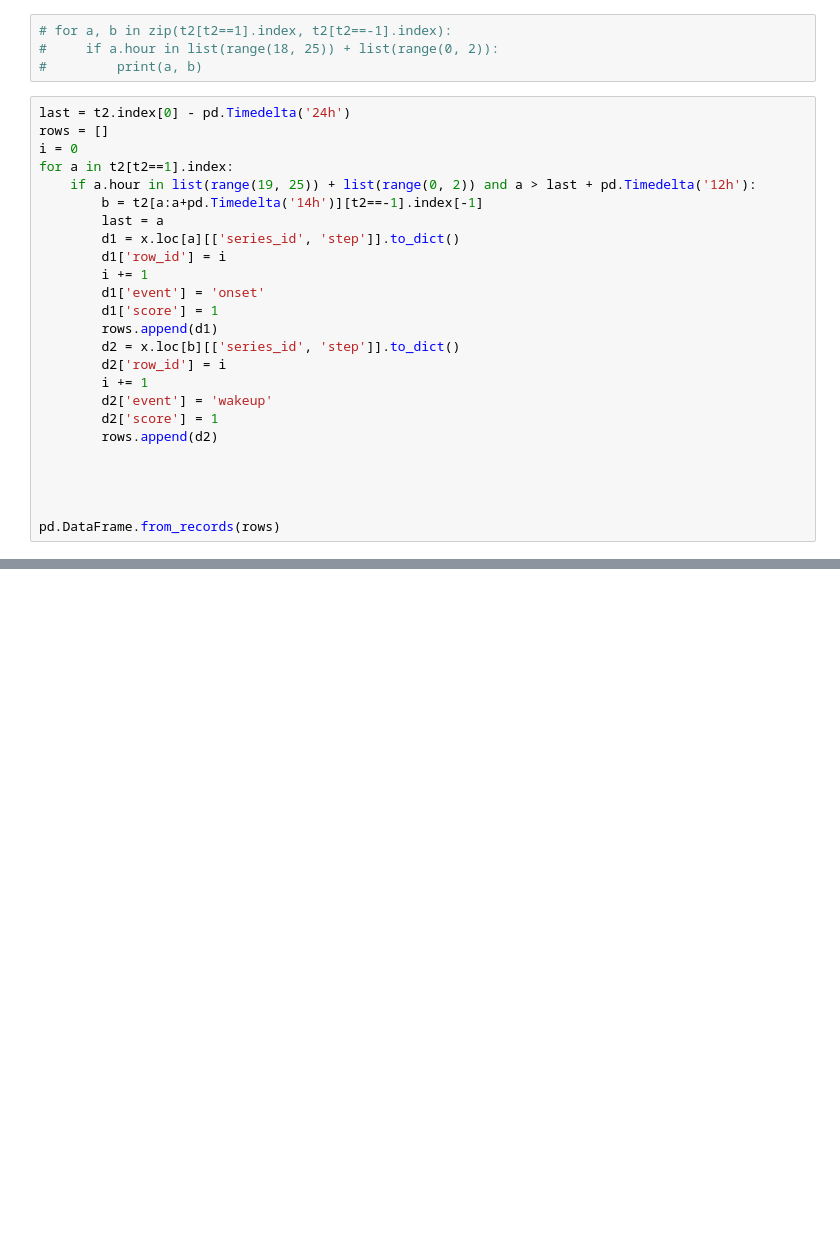
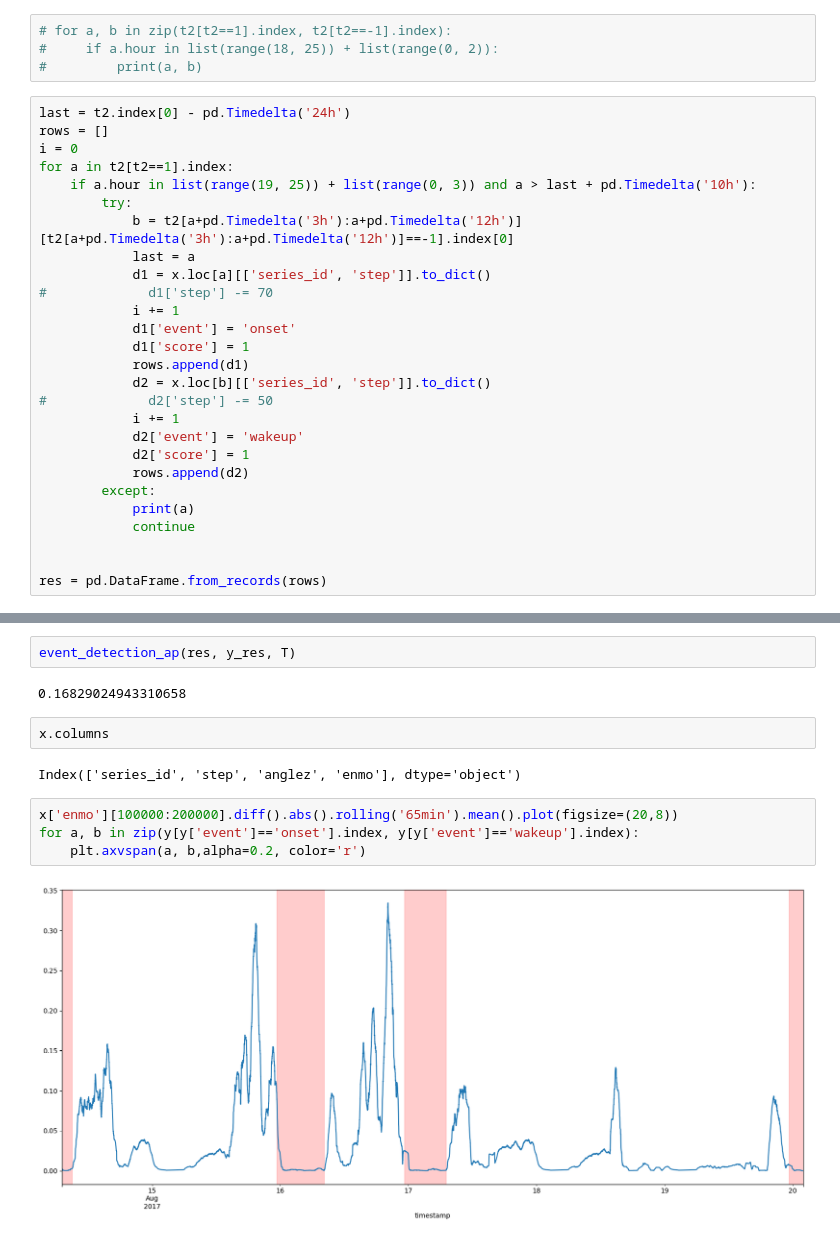
Before and after one commit to Matmozaur/Kaggle_projects, a Jupyter notebook: Detect Sleep States/Basic_analysis.ipynb, the cells around one changed output, grey strips where cells are left out. Saved outputs shown, nothing was run; the diff lists cells and outputs as text; blank space fills up the shorter version.

```diff
--- a/Detect Sleep States/Basic_analysis.ipynb
+++ b/Detect Sleep States/Basic_analysis.ipynb
@@ -69,24 +75,26 @@ last = t2.index[0] - pd.Timedelta('24h')
 rows = []
 i = 0
 for a in t2[t2==1].index:
-    if a.hour in list(range(19, 25)) + list(range(0, 2)) and a > last + pd.Timedelta('12h'):
-        b = t2[a:a+pd.Timedelta('14h')][t2==-1].index[-1]
-        last = a
-        d1 = x.loc[a][['series_id', 'step']].to_dict()
-        d1['row_id'] = i
-        i += 1
-        d1['event'] = 'onset'
-        d1['score'] = 1
-        rows.append(d1)
-        d2 = x.loc[b][['series_id', 'step']].to_dict()
-        d2['row_id'] = i
-        i += 1
-        d2['event'] = 'wakeup'
-        d2['score'] = 1
-        rows.append(d2)
+    if a.hour in list(range(19, 25)) + list(range(0, 3)) and a > last + pd.Timedelta('10h'):
+        try:
+            b = t2[a+pd.Timedelta('3h'):a+pd.Timedelta('12h')][t2[a+pd.Timedelta('3h'):a+pd.Timedelta('12h')]==-1].index[0]
+            last = a
+            d1 = x.loc[a][['series_id', 'step']].to_dict()
+#             d1['step'] -= 70
+            i += 1
+            d1['event'] = 'onset'
+            d1['score'] = 1
+            rows.append(d1)
+            d2 = x.loc[b][['series_id', 'step']].to_dict()
+#             d2['step'] -= 50
+            i += 1
+            d2['event'] = 'wakeup'
+            d2['score'] = 1
+            rows.append(d2)
+        except:
+            print(a)
+            continue
 
 
-
-
-pd.DataFrame.from_records(rows)
+res = pd.DataFrame.from_records(rows)
 # %% [output]
@@ -143,0 +150,14 @@ shape: (6, 5)
+# %%
+event_detection_ap(res, y_res, T)
+# %% [output]
+0.16829024943310658
+# %%
+x.columns
+# %% [output]
+Index(['series_id', 'step', 'anglez', 'enmo'], dtype='object')
+# %%
+x['enmo'][100000:200000].diff().abs().rolling('65min').mean().plot(figsize=(20,8))
+for a, b in zip(y[y['event']=='onset'].index, y[y['event']=='wakeup'].index):
+    plt.axvspan(a, b,alpha=0.2, color='r')
+# %% [output]
+[figure, added]
```
Also changed, not shown: parts of 26 cells of this notebook, 1 other file.
